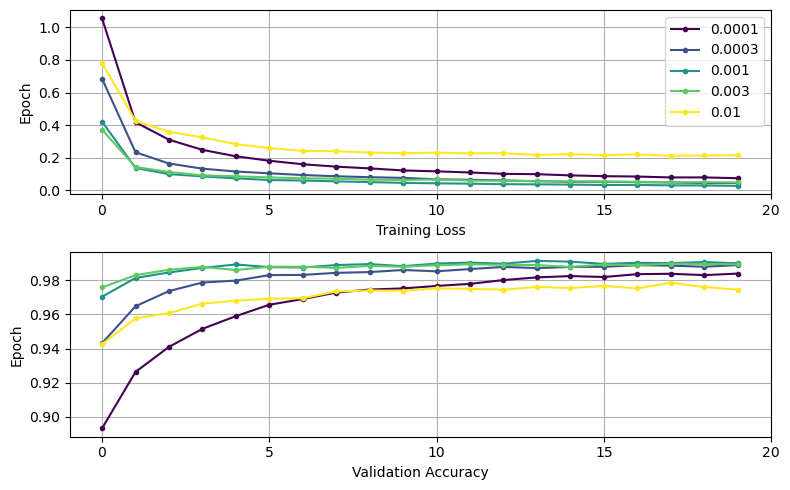
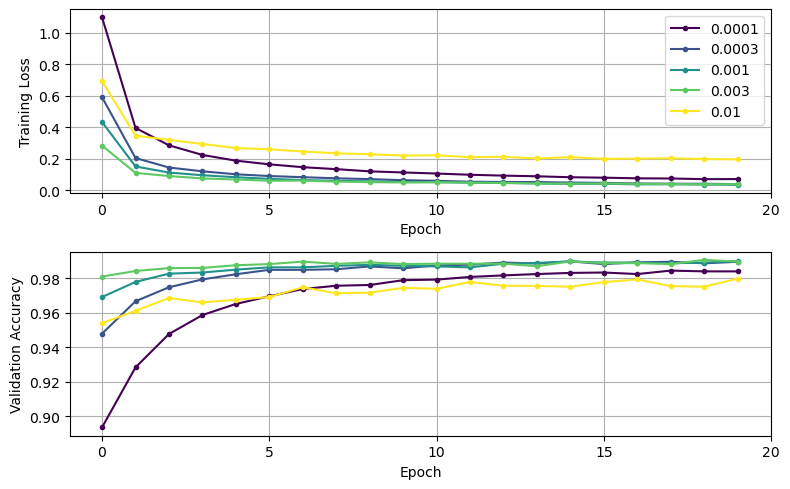
Code edit (unified diff) that turned the first committed figure into the second:
--- before
+++ after
@@ -19,6 +19,6 @@
     axes[d].set_xticks(np.arange(0,num_epochs+1, 5))
 
-    axes[d].set_ylabel('Epoch')
-    axes[d].set_xlabel(data_labels[d])
+    axes[d].set_xlabel('Epoch')
+    axes[d].set_ylabel(data_labels[d])
 
 axes[0].legend()

Commit: Final version ready for cluster.